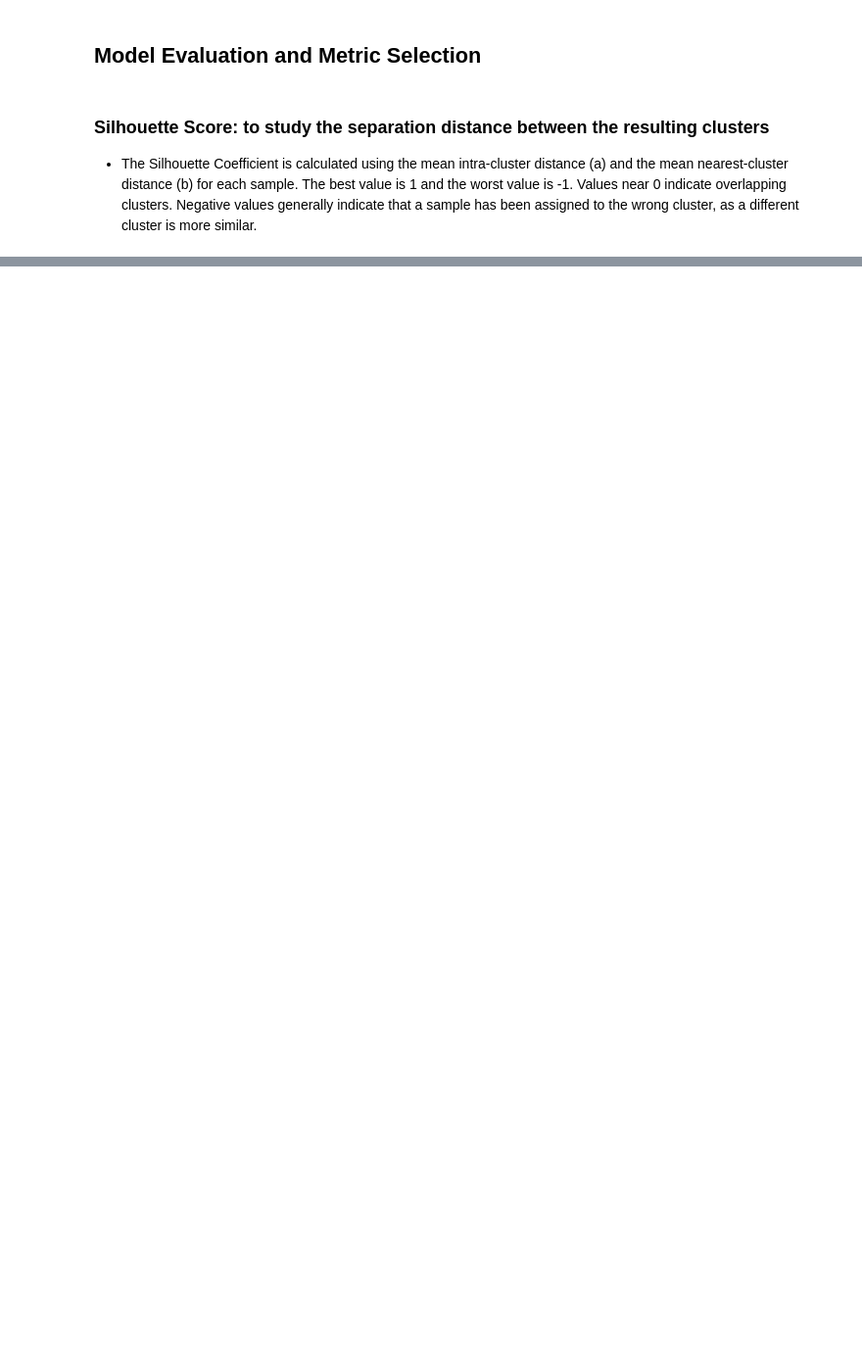
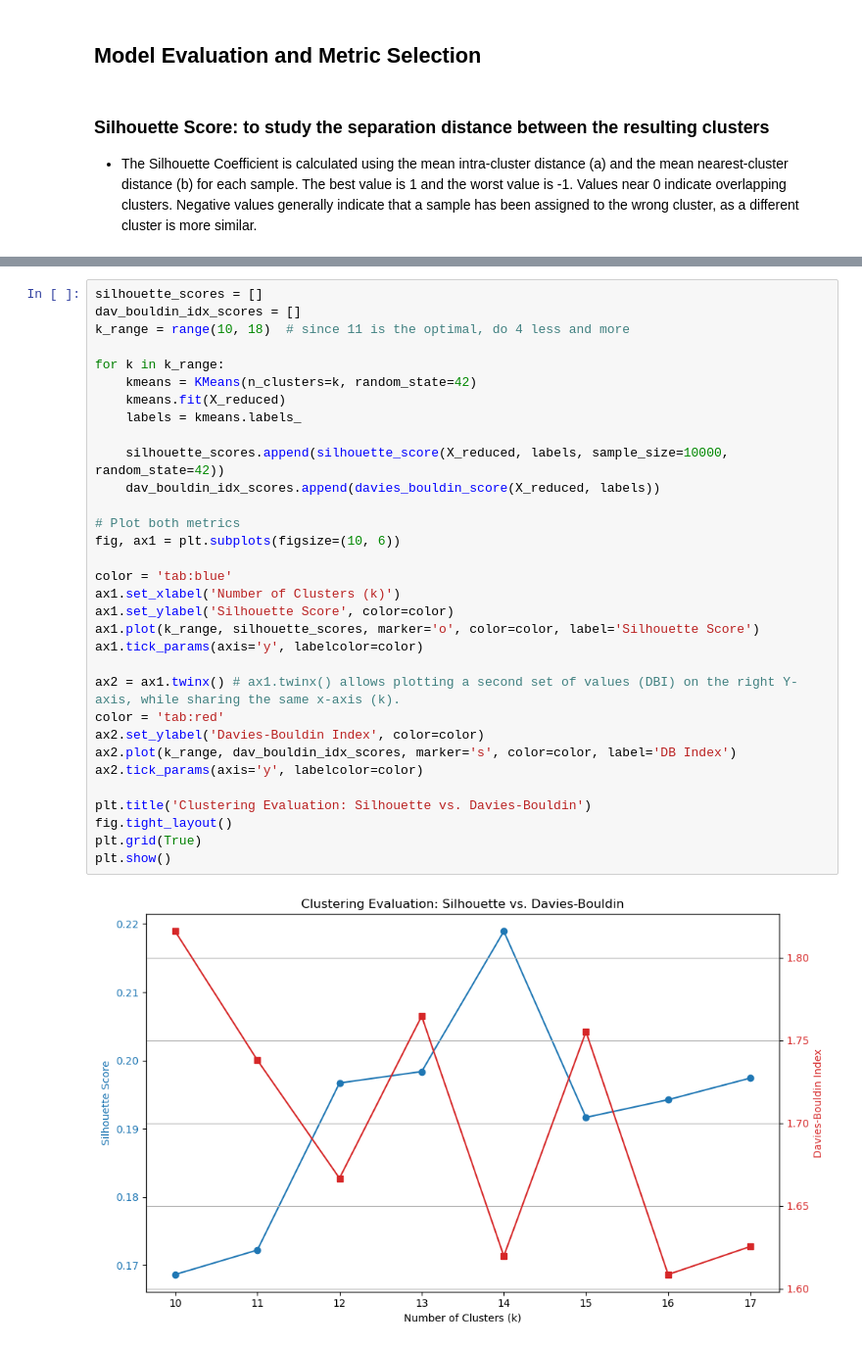
Before and after one commit to alankagiri/Machine_Learning_For_Public_Policy_Adding_Value_Project, a Jupyter notebook: 311_Data_EDA.ipynb, the cells around one changed output, grey strips where cells are left out. Shown at 98% size. Drawn from its saved outputs; the diff is of its cells as text; blank space fills up the shorter version.

```diff
--- a/311_Data_EDA.ipynb
+++ b/311_Data_EDA.ipynb
@@ -847,0 +850,34 @@ score
+# %%
+silhouette_scores = []
+dav_bouldin_idx_scores = []
+k_range = range(10, 18)  # since 11 is the optimal, do 4 less and more
+
+for k in k_range:
+    kmeans = KMeans(n_clusters=k, random_state=42)
+    kmeans.fit(X_reduced)
+    labels = kmeans.labels_
+
+    silhouette_scores.append(silhouette_score(X_reduced, labels, sample_size=10000, random_state=42))
+    dav_bouldin_idx_scores.append(davies_bouldin_score(X_reduced, labels))
+
+# Plot both metrics
+fig, ax1 = plt.subplots(figsize=(10, 6))
+
+color = 'tab:blue'
+ax1.set_xlabel('Number of Clusters (k)')
+ax1.set_ylabel('Silhouette Score', color=color)
+ax1.plot(k_range, silhouette_scores, marker='o', color=color, label='Silhouette Score')
+ax1.tick_params(axis='y', labelcolor=color)
+
+ax2 = ax1.twinx() # ax1.twinx() allows plotting a second set of values (DBI) on the right Y-axis, while sharing the same x-axis (k).
+color = 'tab:red'
+ax2.set_ylabel('Davies-Bouldin Index', color=color)
+ax2.plot(k_range, dav_bouldin_idx_scores, marker='s', color=color, label='DB Index')
+ax2.tick_params(axis='y', labelcolor=color)
+
+plt.title('Clustering Evaluation: Silhouette vs. Davies-Bouldin')
+fig.tight_layout()
+plt.grid(True)
+plt.show()
+# %% [output]
+[figure, added]
```
Also changed, not shown: parts of 18 cells of this notebook.
